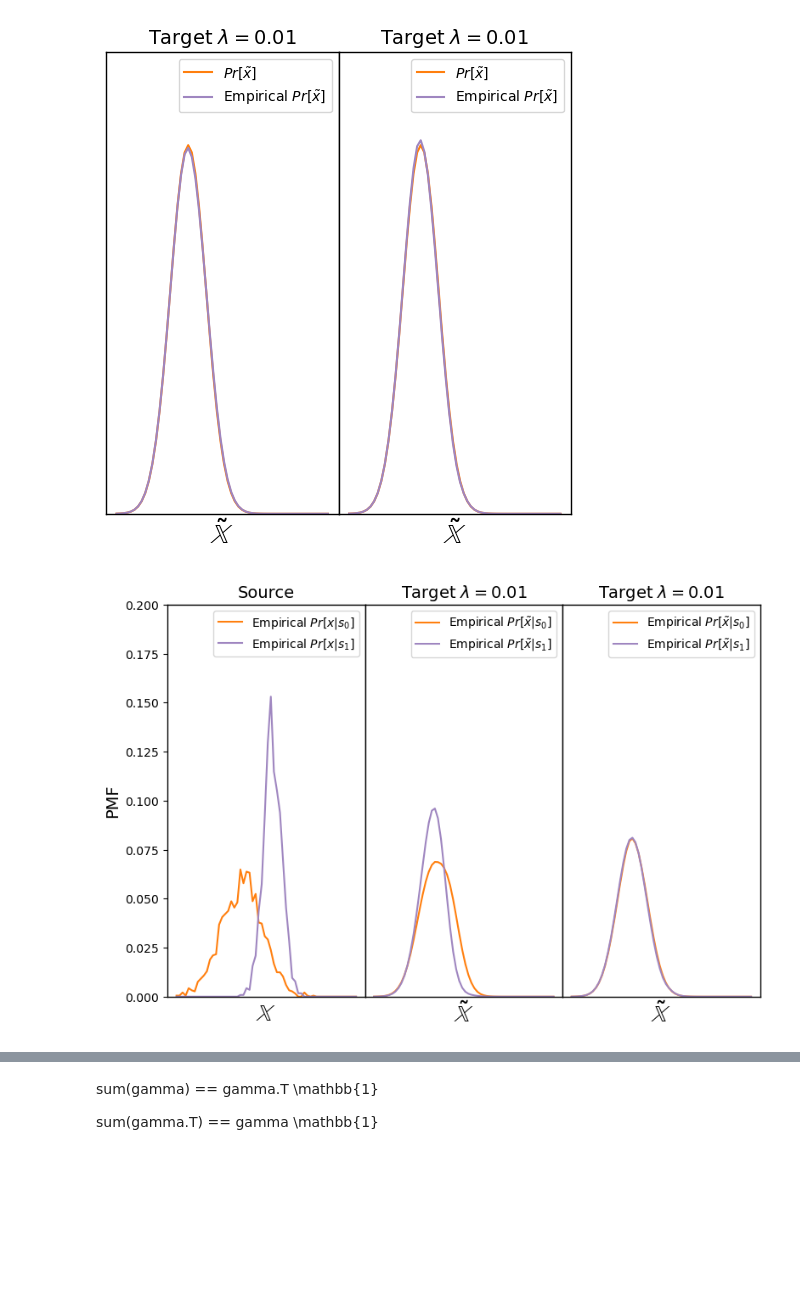
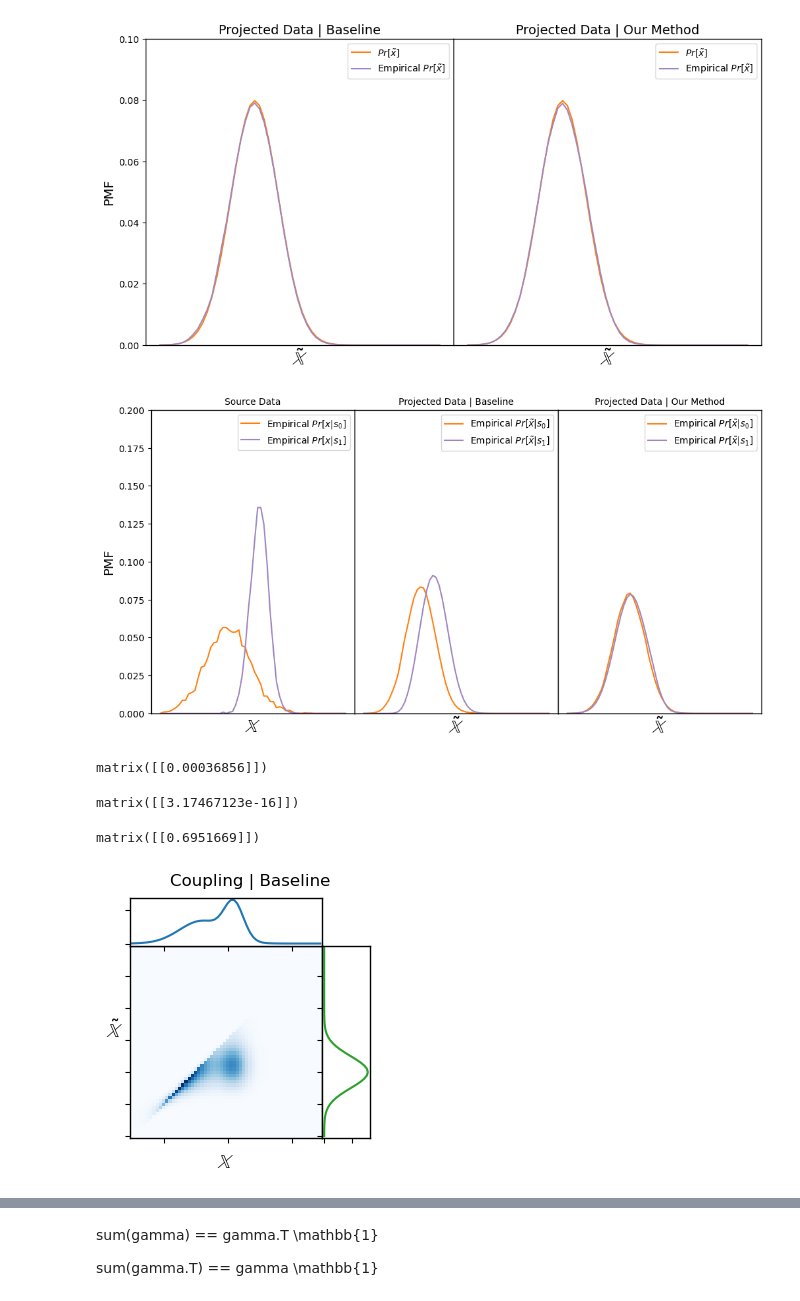
Before and after one commit to Quan-Zhou/OT_Debiasing, a Jupyter notebook: Dykstra.ipynb, the cells around one changed output, grey strips where cells are left out. Cells and saved outputs as stored; diff of their text form; code cells hidden in the pictures; blank space fills up the shorter version.

```diff
--- a/Dykstra.ipynb
+++ b/Dykstra.ipynb
@@ -110,7 +110,7 @@ dist['x']=[dist['x_0'][i]*para['s_0']+dist['x_1'][i]*para['s_1'] for i in range(
 dist['t_x']=[Gaussian_pdf(x,'X_t',para)*para['width'] for x in x_range]
 dist['v']=[(dist['x_0'][i]-dist['x_1'][i])/dist['x'][i] for i in range(bin)]
 
-e=0.01
+e=0.1
 xi=xi_generate([*range(bin)],e)
 
 bbm1=np.matrix(np.ones(bin)).T
@@ -133,14 +142,14 @@ plt.legend()
 # %%
 # simplist
 gamma_classic=dict()
-gamma_classic[0]=np.matrix(xi+0.01)
-for repeat in range(200):
+gamma_classic[0]=np.matrix(np.exp(-xi))
+for repeat in range(500):
     gamma_classic[1+2*repeat]=np.matrix(np.diag((px/(gamma_classic[2*repeat] @ bbm1)).A1))@gamma_classic[2*repeat] #np.diag(dist['x']/sum(gamma_classic.T))@gamma_classic
     gamma_classic[2+2*repeat]=gamma_classic[1+2*repeat]@np.matrix(np.diag((ptx/(gamma_classic[1+2*repeat].T @ bbm1)).A1))
 # %%
 # our method
 gamma_dict=dict()
-gamma_dict[0]=np.matrix(xi+0.01)
+gamma_dict[0]=np.matrix(np.exp(-xi))
 gamma_dict[1]=np.matrix(np.diag((px/(gamma_dict[0] @ bbm1)).A1))@gamma_dict[0]
 gamma_dict[2]=gamma_dict[1]@np.matrix(np.diag((ptx/(gamma_dict[1].T @ bbm1)).A1))
 # step 3
@@ -149,7 +158,7 @@ nu=np.zeros(bin)
 gamma_dict[3]=np.copy(gamma_dict[2])
 for j in J:
     fun = lambda z: sum(gamma_dict[2].item(i,j)*V.item(i)*np.exp(z*V.item(i)) for i in I)
-    nu = bisection(fun, -5, 5, stepmax = 25, tol = 1.0e-3)
+    nu = bisection(fun, -10,10, stepmax = 25, tol = 1.0e-3)
     for i in I:
         gamma_dict[3][i,j]=np.exp(nu*V.item(i))*gamma_dict[2].item(i,j)
 gamma_dict[3]=np.matrix(gamma_dict[3])
@@ -157,7 +166,7 @@ gamma_dict[3]=np.matrix(gamma_dict[3])
 #=========================
 L=3
 q_dict=dict()
-for loop in range(1,200):
+for loop in range(1,500):
     tmp,q_dict[(loop-1)*L+1]=tmp_generator(gamma_dict,loop*L+1,q_dict,(loop-2)*L+1,L) #np.matrix(gamma_dict[3].A1*gamma_dict[0].A1/gamma_dict[1].A1)
     gamma_dict[loop*L+1]=np.matrix(np.diag((px/(tmp @ bbm1)).A1))@tmp
 
@@ -166,11 +175,11 @@ for loop in range(1,200):
 
     # step 3
     tmp,q_dict[(loop-1)*L+3]=tmp_generator(gamma_dict,loop*L+3,q_dict,(loop-2)*L+3,L)  #np.matrix(gamma_dict[5].A1*gamma_dict[2].A1/gamma_dict[3].A1)
-    J=np.where(~((np.matrix(tmp).T @ V).A1 ==0))[0].tolist()
+    J=np.where(~((abs(np.matrix(tmp).T @ V).A1)<=1.0e-4))[0].tolist()
     gamma_dict[loop*L+3]=np.copy(tmp)
     for j in J:
         fun = lambda z: sum(tmp.item(i,j)*V.item(i)*np.exp(z*V.item(i)) for i in I)
-        nu = bisection(fun, -5, 5, stepmax = 25, tol = 1.0e-3)
+        nu = bisection(fun, -50,10, stepmax = 25, tol = 1.0e-4)
         for i in I:
             gamma_dict[loop*L+3][i,j]=np.exp(nu*V.item(i))*tmp.item(i,j)
     gamma_dict[loop*L+3]=np.matrix(gamma_dict[loop*L+3])
@@ -177,3 +205,3 @@ for loop in range(1,200):
 # %%
-M=3000
+M=10000
 data=samples_groupby(data_generation(M,para))
@@ -214,38 +226,38 @@ dist_project_2['x_1']=empirical_distribution(data_revised_2[data_revised_2['S']=
 # %%
 ymax=0.1
 fig = plt.figure(figsize=(12,6))
 plt.rcParams['axes.linewidth'] = 1
 plt.rc('axes', labelsize=6)
-ax=plt.subplot2grid((1,4),(0,1), rowspan=1, colspan=1)
+ax=plt.subplot2grid((1,2),(0,0), rowspan=1, colspan=1)
 dist_tmp=dist_project_1
 plt.plot(x_range,dist['t_x'],label=r'$Pr[\tilde{x}]$',color='tab:orange')
 plt.plot(x_range,dist_tmp['x'],label=r'Empirical $Pr[\tilde{x}]$',color='#9f86c0')
 plt.ylim([0,ymax])
 plt.legend()
-plt.yticks([])
 plt.xticks([])
+plt.ylabel('PMF',fontsize=14)
 plt.xlabel(r'$\tilde{\mathbb{X}}$',fontsize=20)
-plt.title('Target '+r'$\lambda=0.01$',fontsize=14)
-ax=plt.subplot2grid((1,4),(0,2), rowspan=1, colspan=1)
+plt.title('Projected Data | Baseline',fontsize=14)
+ax=plt.subplot2grid((1,2),(0,1), rowspan=1, colspan=1)
 dist_tmp=dist_project_2
 plt.plot(x_range,dist['t_x'],label=r'$Pr[\tilde{x}]$',color='tab:orange')
 plt.plot(x_range,dist_tmp['x'],label=r'Empirical $Pr[\tilde{x}]$',color='#9f86c0')
 plt.ylim([0,ymax])
 plt.legend()
 plt.yticks([])
 plt.xticks([])
 plt.xlabel(r'$\tilde{\mathbb{X}}$',fontsize=20)
-plt.title('Target '+r'$\lambda=0.01$',fontsize=14)
+plt.title('Projected Data | Our Method',fontsize=14)
 plt.subplots_adjust(left=None, bottom=None, right=None, top=None, wspace=0,hspace=0.)
-#plt.savefig('C:/Users/zhouq/Downloads/lambda_example.pdf',bbox_inches = 'tight')
+plt.savefig('C:/Users/zhouq/Downloads/lambda_example.pdf',bbox_inches = 'tight')
 # %% [output]
-[figure, old version]
+[figure, new version]
 # %%
 ymax=0.2
 fig = plt.figure(figsize=(12,6))
 plt.rcParams['axes.linewidth'] = 1
 plt.rc('axes', labelsize=6)
-ax=plt.subplot2grid((1,4),(0,0), rowspan=1, colspan=1)
+ax=plt.subplot2grid((1,3),(0,0), rowspan=1, colspan=1)
 dist_tmp=dist_original
 plt.plot(x_range,dist_tmp['x_0'],label=r'Empirical $Pr[x|s_0]$',color='tab:orange')
 plt.plot(x_range,dist_tmp['x_1'],label=r'Empirical $Pr[x|s_1]$',color='#9f86c0')
@@ -254,8 +266,8 @@ plt.legend()
 plt.xticks([])
 plt.xlabel(r'$\mathbb{X}$',fontsize=20)
 plt.ylabel('PMF',fontsize=14)
-plt.title('Source',fontsize=14)
-ax=plt.subplot2grid((1,4),(0,1), rowspan=1, colspan=1)
+plt.title('Source Data',fontsize=10)
+ax=plt.subplot2grid((1,3),(0,1), rowspan=1, colspan=1)
 dist_tmp=dist_project_1
 plt.plot(x_range,dist_tmp['x_0'],label=r'Empirical $Pr[\tilde{x}|s_0]$',color='tab:orange')
 plt.plot(x_range,dist_tmp['x_1'],label=r'Empirical $Pr[\tilde{x}|s_1]$',color='#9f86c0')
@@ -264,8 +276,8 @@ plt.legend()
 plt.yticks([])
 plt.xticks([])
 plt.xlabel(r'$\tilde{\mathbb{X}}$',fontsize=20)
-plt.title('Target '+r'$\lambda=0.01$',fontsize=14)
-ax=plt.subplot2grid((1,4),(0,2), rowspan=1, colspan=1)
+plt.title('Projected Data | Baseline',fontsize=10)
+ax=plt.subplot2grid((1,3),(0,2), rowspan=1, colspan=1)
 dist_tmp=dist_project_2
 plt.plot(x_range,dist_tmp['x_0'],label=r'Empirical $Pr[\tilde{x}|s_0]$',color='tab:orange')
 plt.plot(x_range,dist_tmp['x_1'],label=r'Empirical $Pr[\tilde{x}|s_1]$',color='#9f86c0')
@@ -274,8 +286,8 @@ plt.legend()
 plt.yticks([])
 plt.xticks([])
 plt.xlabel(r'$\tilde{\mathbb{X}}$',fontsize=20)
-plt.title('Target '+r'$\lambda=0.01$',fontsize=14)
+plt.title('Projected Data | Our Method',fontsize=10)
 plt.subplots_adjust(left=None, bottom=None, right=None, top=None, wspace=0,hspace=0.)
-#plt.savefig('C:/Users/zhouq/Downloads/lambda_example.pdf',bbox_inches = 'tight')
+plt.savefig('C:/Users/zhouq/Downloads/groupwise.pdf',bbox_inches = 'tight')
 # %% [output]
-[figure, old version]
+[figure, new version]
@@ -281,0 +319,18 @@ plt.subplots_adjust(left=None, bottom=None, right=None, top=None, wspace=0,hspac
+# %%
+sum(abs(out @ bbm1 - px))
+# %% [output]
+matrix([[0.00036856]])
+# %%
+sum(abs(out.T @ bbm1 - ptx))
+# %% [output]
+matrix([[3.17467123e-16]])
+# %%
+sum(abs(out.T @ V ))
+# %% [output]
+matrix([[0.6951669]])
+# %%
+fig=plots(x_range,dist['x'],dist['t_x'],gamma_classic[len(gamma_classic)-1].T.A1.reshape((bin,bin)))
+fig.suptitle('Coupling | Baseline')
+plt.savefig('C:/Users/zhouq/Downloads/coupling_base.pdf',bbox_inches = 'tight')
+# %% [output]
+[figure, added]
```
Also changed, not shown: parts of 10 cells of this notebook.
